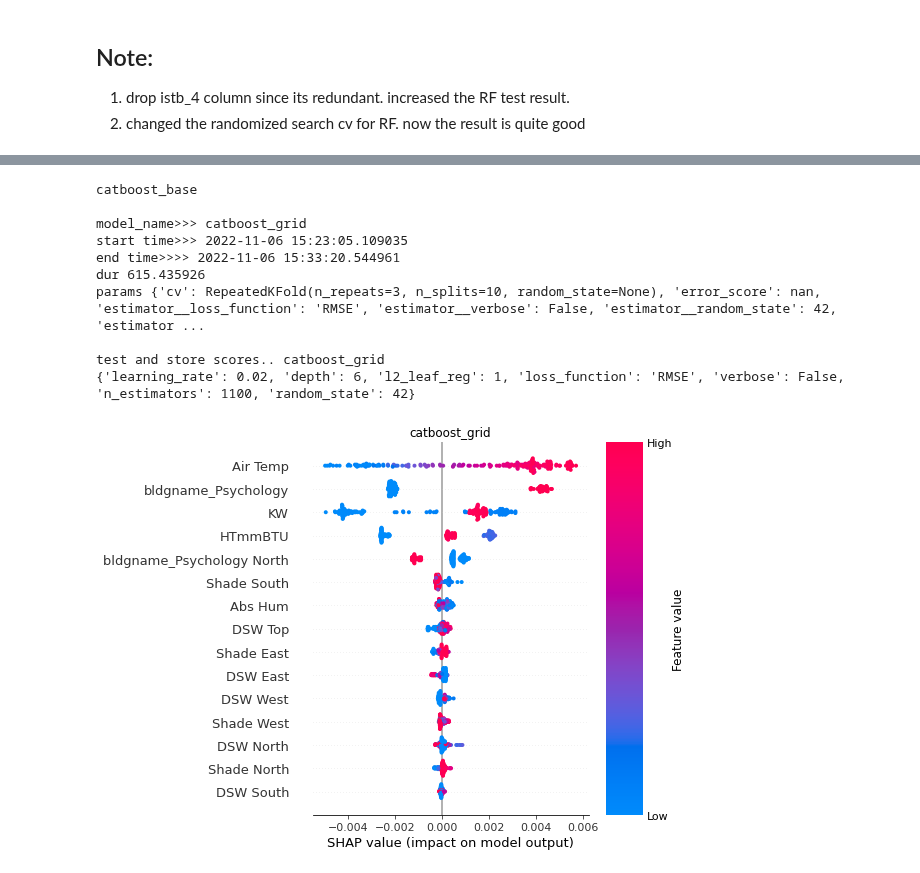
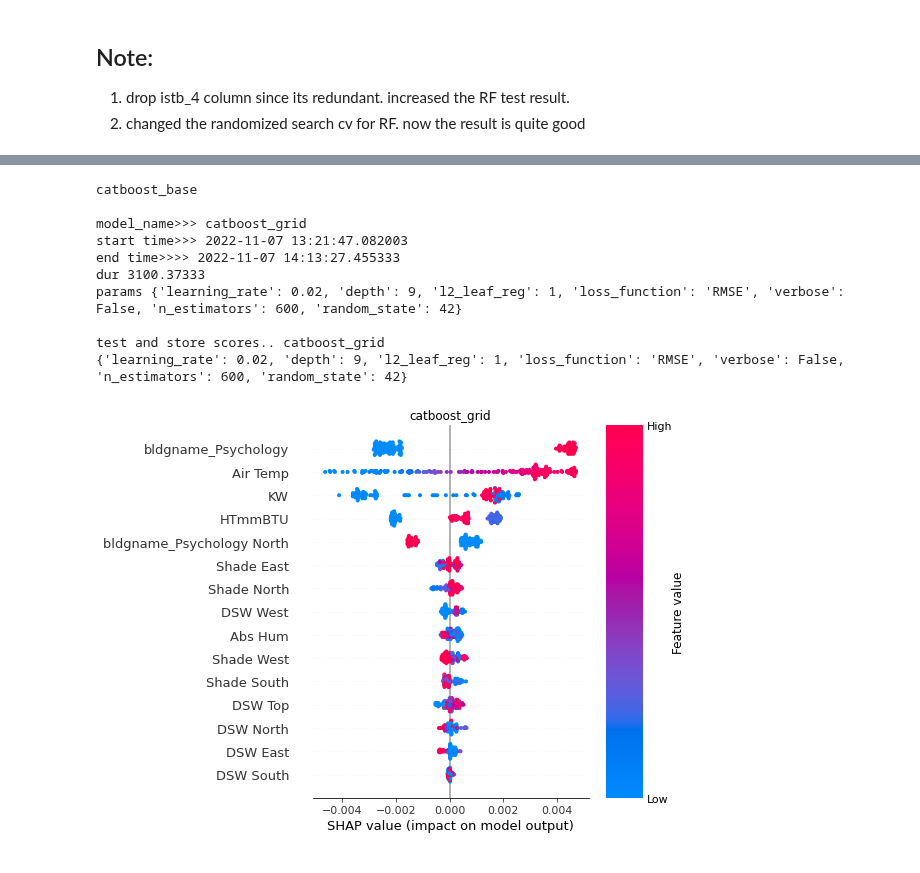
Before and after one commit to freecode23/microclimate-effects, a Jupyter notebook: microclimate_model/Model8_four_models.ipynb, the cells around one changed output, grey strips where cells are left out. Cells and saved outputs as stored; diff of their text form; code cells hidden in the pictures.

```diff
--- a/microclimate_model/Model8_four_models.ipynb
+++ b/microclimate_model/Model8_four_models.ipynb
@@ -145,7 +151,6 @@ class TrainTest(object):
         self.X_test = X_test
         self.y_test = y_test
         self.tuned_model_list = []
-        self.duration = None
 
         self.explainerObj = Explainer(self.X_test)
 
@@ -181,19 +186,24 @@ class TrainTest(object):
         end_time = datetime.datetime.now()
         print("end time>>>>", end_time)
         dur_s = (end_time - start_time).total_seconds()
-        self.duration = dur_s
-        print("dur", self.duration)
-        print("params", model.get_params())
+        print("dur", dur_s)
+
 
         # - Get best params if it's a random or grid search
         if("random" in model_name) or ("grid" in model_name):
             model = model.best_estimator_
+            print("params", model.get_params())
 
         # 3. get validation R2 score
         val_r2 = model.score(X_val, y_val)
 
         # 4. store score
-        new_row_data = {'model':model_name, "r2_val":val_r2, "r2_test":0, 'rmse_test':0, 'mbe_test':0, 'train_time': self.duration}
+        new_row_data = {'model':model_name,
+                        "r2_val":val_r2,
+                        "r2_test":0,
+                        'rmse_test':0,
+                        'mbe_test':0,
+                        'train_time_s': dur_s}
         new_row = pd.DataFrame.from_records([new_row_data])
         self.scores_df = pd.concat([self.scores_df, new_row])
 
@@ -268,7 +278,7 @@ class TrainTest(object):
 
 
 
-    def get_best_two_random_models(self):
+    def get_bestN_random_models(self, n):
         """
         This function will take the best four of r2_test score, grab the name of the models,
         and return the actual regressor object
@@ -285,7 +295,7 @@ class TrainTest(object):
 
         # 2. get names best2 of randoms
         best_random_model_names = []
-        for row_i in range(3):
+        for row_i in range(n):
 
             # 3. within the best 4 models, get the best two of random
             if score_best4.iloc[row_i, 0][-6:] == "random":
@@ -389,7 +397,7 @@ rf_random_grid = {
 # %%
 # XGB
 xgb_name = "xgb"
-xgb_base = XGBRegressor(n_estimators = 100, random_state = 42)
+xgb_base = XGBRegressor(n_estimators = 100, verbosity = 0, random_state = 42)
 
 xgb_random_grid = {
     'learning_rate' : [0.1, 0,2 ,0.3, 0.4],
@@ -529,4 +530,19 @@ params {'cv': RepeatedKFold(n_repeats=3, n_splits=10, random_state=None), 'error
 # %%
-best_two = tt.get_best_two_random_models()
-best_two
+best_one = tt.get_bestN_random_models(1)
+print("best=", best_one[0][0])
+
+cb_best = best_one[0][0]
+
+# save the best model
+filename = 'cb_best.sav'
+
+# try load
+loaded_model_name = "cb_best"
+loaded_model = pickle.load(open(filename, 'rb'))
+tt.train_and_store_score(loaded_model, loaded_model_name)
+tt.test_and_store_score(loaded_model, loaded_model_name)
+
+# confirm correct score
+scores_df = tt.get_scores_df()
+print(scores_df)
 # %% [output]
@@ -654,31 +568,31 @@ print(scores_df)
 # %%
 cb_reg_grid = {
-        'depth': [5, 6, 7],
+        'depth': [9,10,11],
         'learning_rate' : [0.02, 0.03, 0.04],
         'l2_leaf_reg': [1, 2],
-        'n_estimators' : [900, 1000, 1100],
+        'n_estimators' : [400, 500, 600],
         'verbose': [False],
         'loss_function': ['RMSE'],
         }
 
 print(CB.get_base_name())
 
 cb_gridsearch, cb_grid_name = CB.set_get_reg_grid(cb_reg_grid), CB.get_grid_name()
 cb_best_grid = tt.train_and_store_score(cb_gridsearch, cb_grid_name)
 tt.test_and_store_score(cb_best_grid, cb_grid_name)
 tt.explainerObj.plot(cb_best_grid, cb_grid_name)
 # %% [output]
 catboost_base
 
 model_name>>> catboost_grid
-start time>>> 2022-11-06 15:23:05.109035
-end time>>>> 2022-11-06 15:33:20.544961
-dur 615.435926
-params {'cv': RepeatedKFold(n_repeats=3, n_splits=10, random_state=None), 'error_score': nan, 'estimator__loss_function': 'RMSE', 'estimator__verbose': False, 'estimator__random_state': 42, 'estimator ...
+start time>>> 2022-11-07 13:21:47.082003
+end time>>>> 2022-11-07 14:13:27.455333
+dur 3100.37333
+params {'learning_rate': 0.02, 'depth': 9, 'l2_leaf_reg': 1, 'loss_function': 'RMSE', 'verbose': False, 'n_estimators': 600, 'random_state': 42}
 
 test and store scores.. catboost_grid
-{'learning_rate': 0.02, 'depth': 6, 'l2_leaf_reg': 1, 'loss_function': 'RMSE', 'verbose': False, 'n_estimators': 1100, 'random_state': 42}
+{'learning_rate': 0.02, 'depth': 9, 'l2_leaf_reg': 1, 'loss_function': 'RMSE', 'verbose': False, 'n_estimators': 600, 'random_state': 42}
-[figure, old version]
+[figure, new version]
 # %%
 scores_df = tt.get_scores_df()
 print(scores_df)
```
Also changed, not shown: parts of 13 cells of this notebook, 9 other files.
